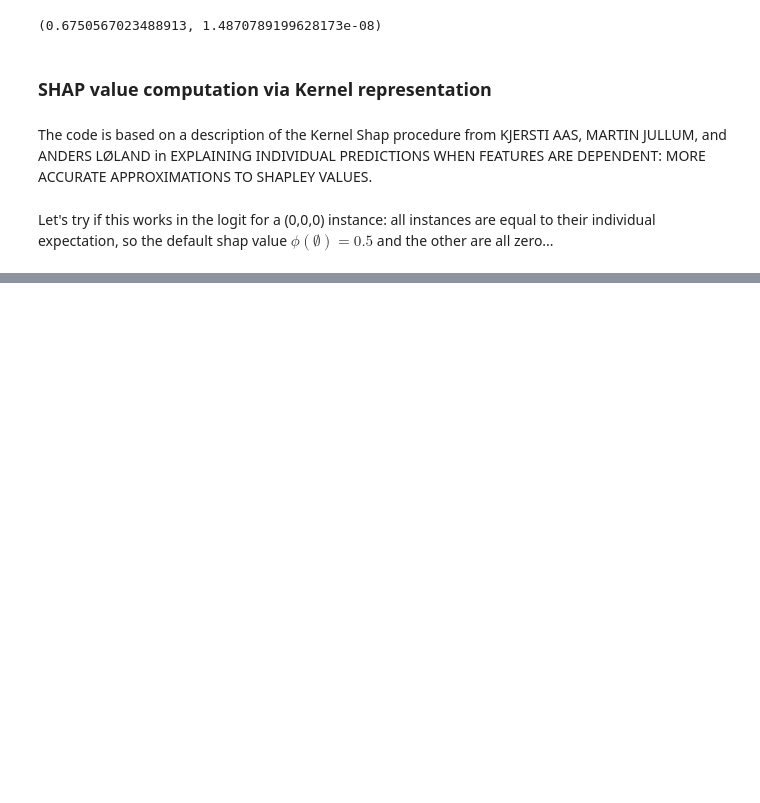
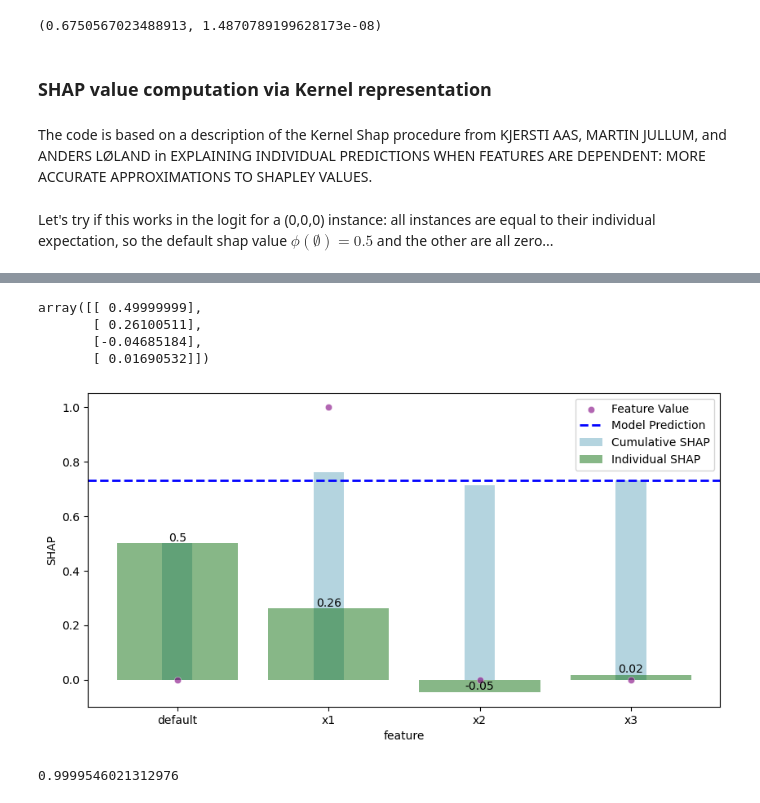
Before and after one commit to lasse-meixner/causal_trees, a Jupyter notebook: exact_SHAP.ipynb, the cells around one changed output, grey strips where cells are left out. Drawn from its saved outputs; the diff is of its cells as text; code cells hidden in the pictures; blank space fills up the shorter version.

```diff
--- a/exact_SHAP.ipynb
+++ b/exact_SHAP.ipynb
@@ -316,0 +351,3 @@ What is the relationship to familiar econometric concepts in the logit, such as
+# %%
+SHAP_logit2 = ShapleyWLS(SHAP_value_function = E_f, data_instance = np.array([1,0,0]), value_function_params = {"mus": np.array([0, 0, 0]), "Sigma": np.array([[1, 0.7, 0], [0.7, 1, 0], [0, 0, 1]]), "coefs": np.array([1, 1, 1])})
+SHAP_logit2.get_prediction()
@@ -316,0 +369,16 @@ What is the relationship to familiar econometric concepts in the logit, such as
+# %%
+SHAP_logit2.shapley_values
+# %% [output]
+array([[ 0.49999999],
+       [ 0.26100511],
+       [-0.04685184],
+       [ 0.01690532]])
+# %%
+SHAP_logit2.plot_waterfall()
+# %% [output]
+[figure, added]
+# %%
+logit_another_test = ShapleyWLS(SHAP_value_function = E_f, data_instance = np.array([0,10,0]), value_function_params = {"mus": np.array([0, 0, 0]), "Sigma": np.array([[1, 0, 0], [0, 1, 0], [0, 0, 1]]), "coefs": np.array([1, 1, 1])})
+logit_another_test.get_prediction()
+# %% [output]
+0.9999546021312976
```
Also changed, not shown: parts of 22 cells of this notebook.
